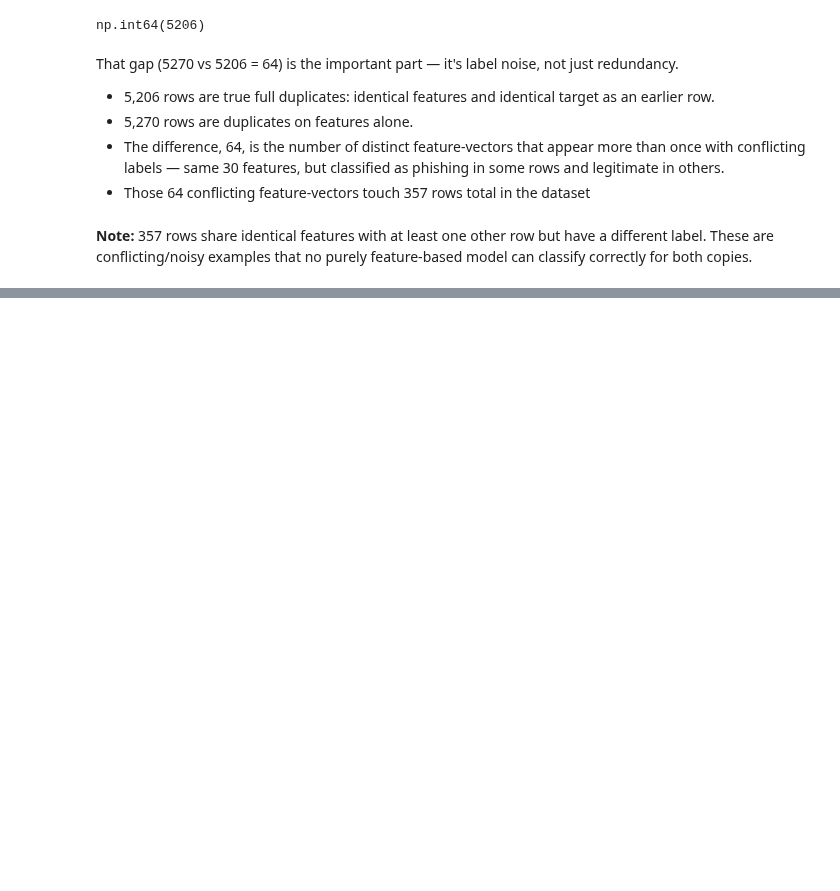
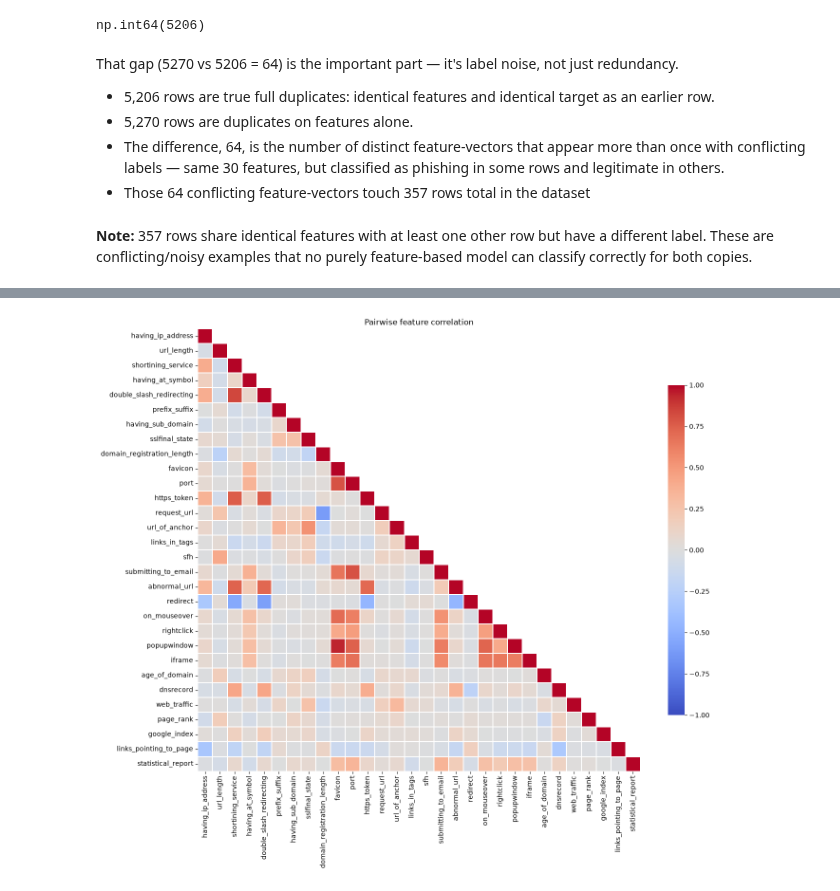
Before and after one commit to imgabrielas/Not-So-Small-ML, a Jupyter notebook: Phishing Websites/notebook.ipynb, the cells around one changed output, grey strips where cells are left out. Cells and saved outputs as stored; diff of their text form; code cells hidden in the pictures; blank space fills up the shorter version.

```diff
--- a/Phishing Websites/notebook.ipynb
+++ b/Phishing Websites/notebook.ipynb
@@ -145,0 +241,14 @@ That gap (5270 vs 5206 = 64) is the important part — it's label noise, not jus
+# %%
+corr = X.corr()
+mask = np.triu(np.ones_like(corr, dtype=bool), k=1)
+
+plt.figure(figsize=(14, 12))
+sns.heatmap(
+    corr, mask=mask, cmap='coolwarm', vmin=-1, vmax=1, center=0,
+    square=True, linewidths=0.3, cbar_kws={'shrink': 0.7},
+)
+plt.title('Pairwise feature correlation')
+plt.tight_layout()
+plt.show()
+# %% [output]
+[figure, added]
```
Also changed, not shown: parts of 9 cells of this notebook.
